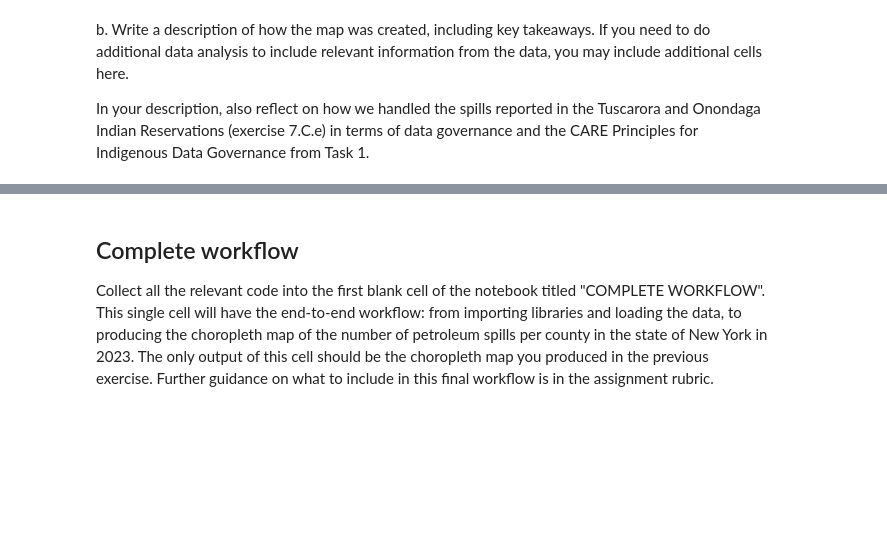
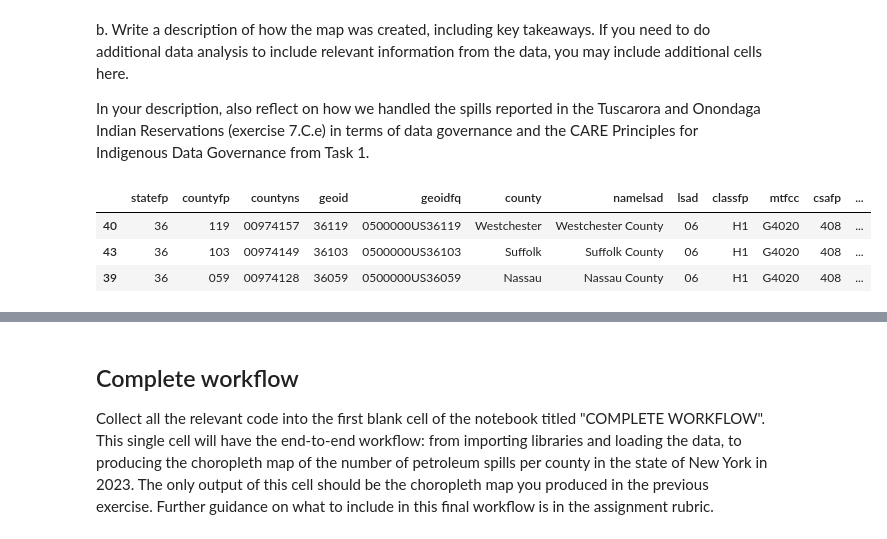
Before and after one commit to cllorey/eds220-hwk3, a Jupyter notebook: hwk3-task2-spills.ipynb, the cells around one changed output, grey strips where cells are left out. Drawn from its saved outputs; the diff is of its cells as text; code cells hidden in the pictures; blank space fills up the shorter version.

```diff
--- a/hwk3-task2-spills.ipynb
+++ b/hwk3-task2-spills.ipynb
@@ -613,3 +613,17 @@ Yes, dropping these records would impact the map/information we report as it wou
 From our previous exploration we know that Tuscarora Indian Reservation and Onondaga Indian Reservation will not be in the join. Tuscarora Indian Reservation is located within Niagara county and Onondaga Indian Reservation is located within Onondaga county.
 
 e. Since the reservations do not appear in the `ny_counties` dataframe, add the Tuscarora Indian Reservation spills to Niagara county and the Onondaga Indian Reservation spills to Onondaga county in `ny_spills`. We will add a note about this in our final map, and we will reflect on this choice in exercise 8.b. Add the cells you need to make this update **and** verify that the dataframe was updated.
+# %%
+# Record initial spill count in Niagara county (using .item() to isolate the count)
+before_tusc = ny_spills.loc[ny_spills['county'] == 'Niagara', 'n_spills'].item()
+print(before_tusc)
+
+# Add the two Tuscarora Indian Reservation spills to Niagara county in ny_spills
+ny_spills.loc[ny_spills['county'] == 'Niagara', 'n_spills'] += 2 # += updates the df
+
+# Record new spill count in Niagara
+after_tusc = ny_spills.loc[ny_spills['county'] == 'Niagara', 'n_spills'].item()
+print(after_tusc)
+
+# Verify that the dataframe was updated
+assert after_tusc == before_tusc + 2, f"{before_tusc + 2} does not equal {after_tusc}"
@@ -626,3 +702,11 @@ Your map should be polished and have (at least) the following updates:
 b. Write a description of how the map was created, including key takeaways. If you need to do additional data analysis to include relevant information from the data, you may include additional cells here.
 
 In your description, also reflect on how we handled the spills reported in the Tuscarora and Onondaga Indian Reservations (exercise 7.C.e) in terms of data governance and the CARE Principles for Indigenous Data Governance from Task 1.
+# %%
+# Look at the three counties with the most spills in 2023
+ny_spills.sort_values(by='n_spills', ascending=False).head(3)
+# %% [output]
+|  | statefp | countyfp | countyns | geoid | geoidfq | county | namelsad | lsad | classfp | mtfcc | csafp | ... |
+| 40 | 36 | 119 | 00974157 | 36119 | 0500000US36119 | Westchester | Westchester County | 06 | H1 | G4020 | 408 | ... |
+| 43 | 36 | 103 | 00974149 | 36103 | 0500000US36103 | Suffolk | Suffolk County | 06 | H1 | G4020 | 408 | ... |
+| 39 | 36 | 059 | 00974128 | 36059 | 0500000US36059 | Nassau | Nassau County | 06 | H1 | G4020 | 408 | ... |
```
Also changed, not shown: parts of 8 cells of this notebook.
